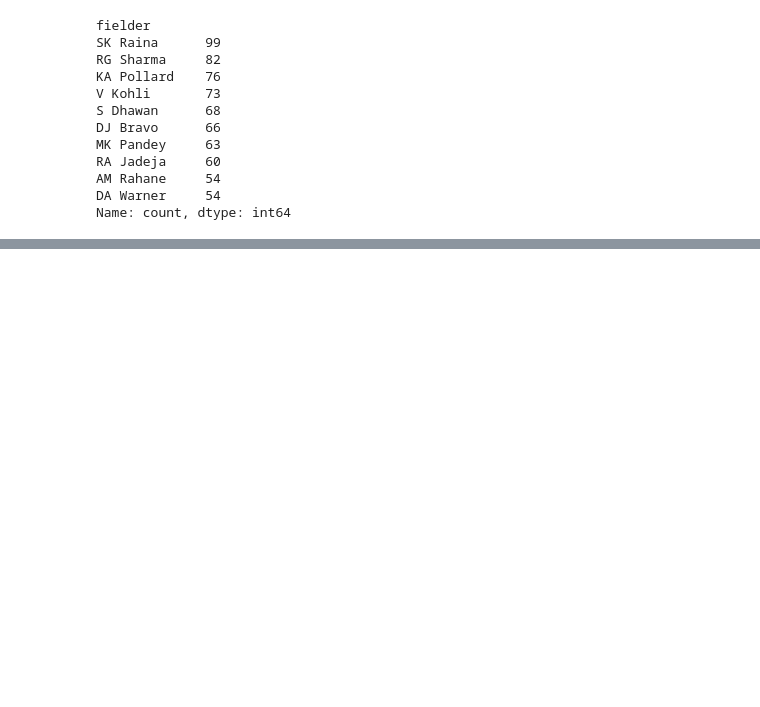
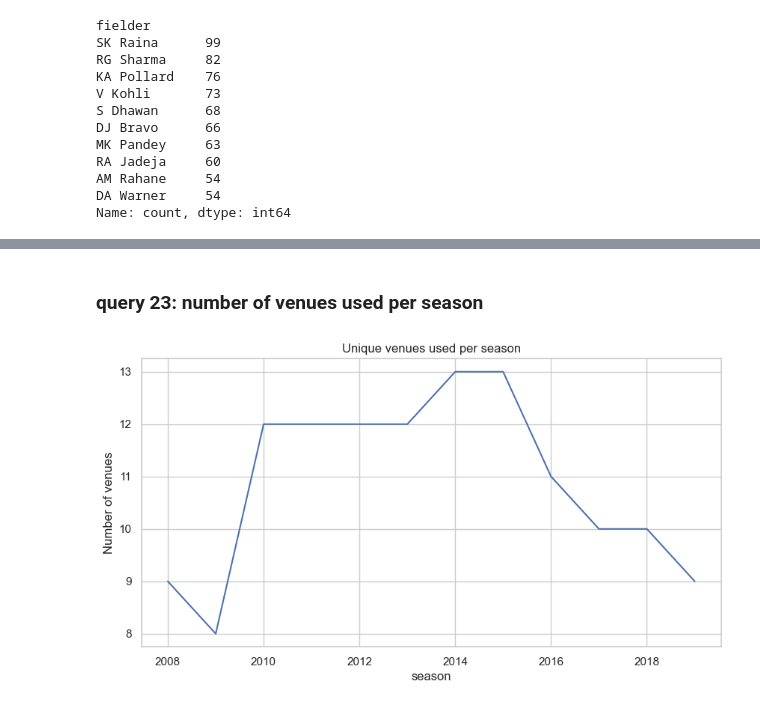
Before and after one commit to yashgupta2006-blip/ipl-data-analysis-python, a Jupyter notebook: ipl_project.ipynb, the cells around one changed output, grey strips where cells are left out. Cells and saved outputs as stored; diff of their text form; code cells hidden in the pictures; blank space fills up the shorter version.

```diff
--- a/ipl_project.ipynb
+++ b/ipl_project.ipynb
@@ -386,0 +426,12 @@ Name: count, dtype: int64
+# %% [markdown]
+### query 23: number of venues used per season
+# %%
+venue = matches.groupby("season")["venue"].nunique().reset_index()
+
+sns.lineplot(data=venue,x="season",y="venue",)
+plt.title("Unique venues used per season")
+plt.xlabel("season")
+plt.ylabel("Number of venues")
+plt.show()
+# %% [output]
+[figure, added]
```
Also changed, not shown: parts of 9 cells of this notebook.
